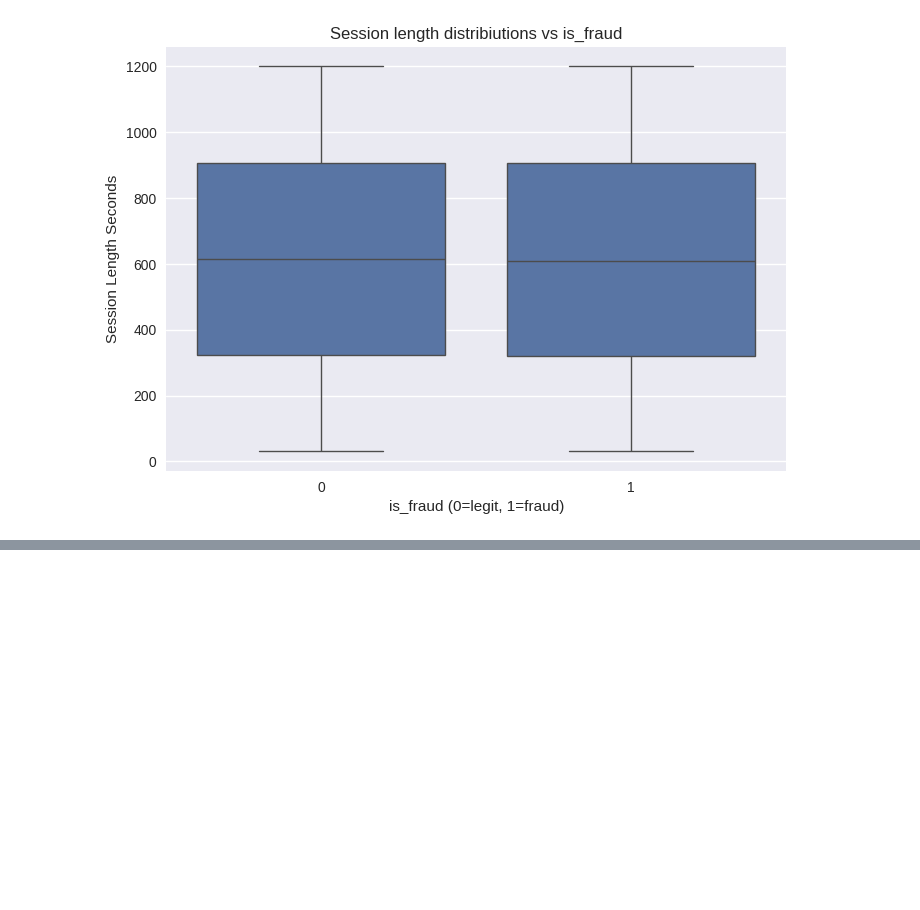
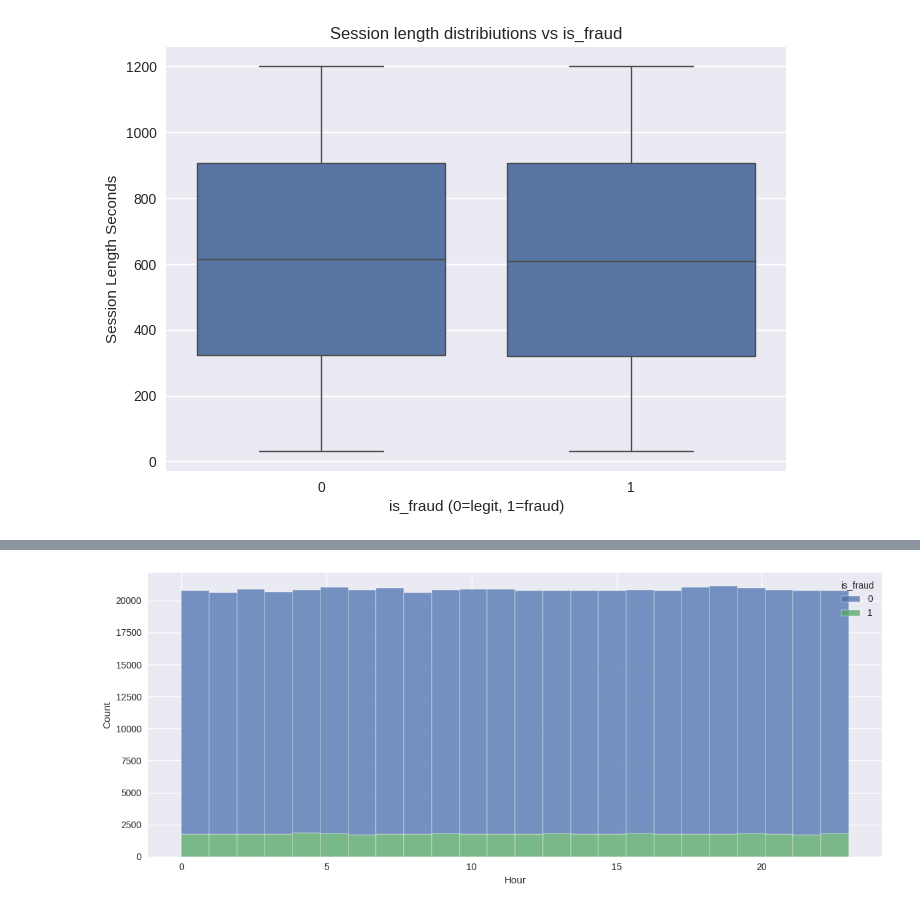
Before and after one commit to gonzur75/data_science_main, a Jupyter notebook: mastercard/notebooks/1.0-mw-eda-transactions.ipynb, the cells around one changed output, grey strips where cells are left out. Saved outputs shown, nothing was run; the diff lists cells and outputs as text; code cells hidden in the pictures; blank space fills up the shorter version.

```diff
--- a/mastercard/notebooks/1.0-mw-eda-transactions.ipynb
+++ b/mastercard/notebooks/1.0-mw-eda-transactions.ipynb
@@ -206,0 +260,15 @@ plt.show()
+# %%
+fig, ax = plt.subplots(figsize=(12, 5))
+
+sns.histplot(data=df_ts, x="hour", hue="is_fraud", bins=24, ax=ax, multiple="stack")
+
+ax.set_xlabel("Hour")
+ax.set_ylabel("Count")
+ax.set_title("Fraud Frequency by Hour of Day")
+ax.set_title("")
+
+
+fig.tight_layout()
+plt.show()
+# %% [output]
+[figure, added]
```
Also changed, not shown: parts of 16 cells of this notebook, 12 other files.
